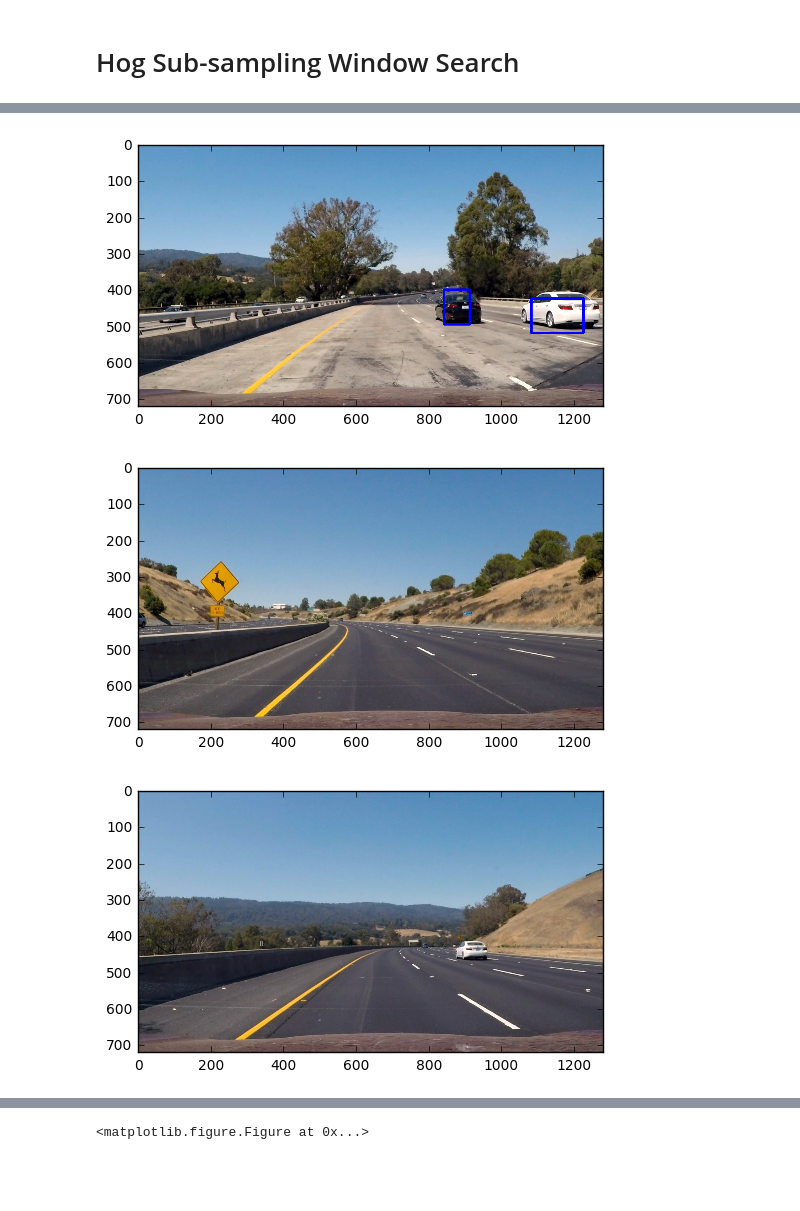
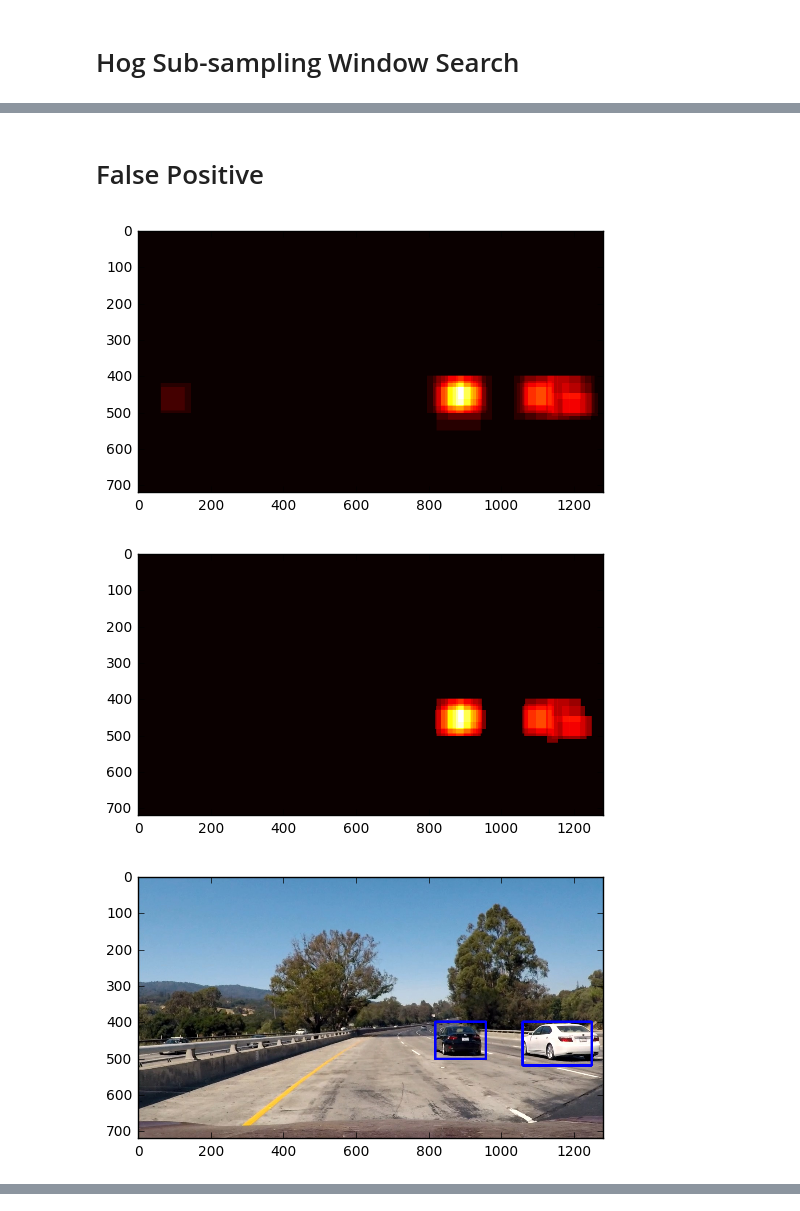
Before and after one commit to wolfapple/CarND-Vehicle-Detection, a Jupyter notebook: P5.ipynb, the cells around one changed output, grey strips where cells are left out. Saved outputs shown, nothing was run; the diff lists cells and outputs as text; code cells hidden in the pictures; blank space fills up the shorter version.

```diff
--- a/P5.ipynb
+++ b/P5.ipynb
@@ -434,0 +490,8 @@ for test_image in test_images:
+# %%
+scales = [1., 1.3, 1.6, 1.9]
+box_list = []
+for scale in scales:
+    box_list += find_cars(test_image, ystart, ystop, scale, svc, X_scaler, color_space, orient, pix_per_cell, cell_per_block, hog_channel, spatial_size, hist_bins, hist_range)
+multiscale_image = draw_boxes(test_image, box_list)
+plt.imshow(multiscale_image)
+mpimg.imsave('output_images/multiscale.png', multiscale_image)
@@ -435,53 +500,58 @@ for test_image in test_images:
+# %% [markdown]
+# False Positive
 # %%
 from scipy.ndimage.measurements import label
 
-def add_heat(heatmap, bbox_list):
+def get_heatmap(img, bbox_list):
+    heatmap = np.zeros_like(img[:,:,0]).astype(np.float)
     # Iterate through list of bboxes
     for box in bbox_list:
         # Add += 1 for all pixels inside each bbox
-        # Assuming each "box" takes the form ((x1, y1), (x2, y2))
         heatmap[box[0][1]:box[1][1], box[0][0]:box[1][0]] += 1
-
     # Return updated heatmap
-    return heatmap# Iterate through list of bboxes
+    return np.clip(heatmap, 0, 255)
 
 def apply_threshold(heatmap, threshold):
     # Zero out pixels below the threshold
     heatmap[heatmap <= threshold] = 0
     # Return thresholded map
     return heatmap
 
 def draw_labeled_bboxes(img, labels):
+    # Make a copy of the image
+    imcopy = np.copy(img)
     # Iterate through all detected cars
     for car_number in range(1, labels[1]+1):
         # Find pixels with each car_number label value
         nonzero = (labels[0] == car_number).nonzero()
         # Identify x and y values of those pixels
         nonzeroy = np.array(nonzero[0])
         nonzerox = np.array(nonzero[1])
         # Define a bounding box based on min/max x and y
         bbox = ((np.min(nonzerox), np.min(nonzeroy)), (np.max(nonzerox), np.max(nonzeroy)))
         # Draw the box on the image
-        cv2.rectangle(img, bbox[0], bbox[1], (0,0,255), 6)
+        cv2.rectangle(imcopy, bbox[0], bbox[1], (0,0,255), 6)
     # Return the image
-    return img
+    return imcopy
 
-for test_image in test_images:
-    img = mpimg.imread(test_image)
-    box_list = find_cars(img, ystart, ystop, scale, svc, X_scaler, orient, pix_per_cell, cell_per_block, (spatial, spatial), histbin)
-    heat = np.zeros_like(img[:,:,0]).astype(np.float)
-    # Add heat to each box in box list
-    heat = add_heat(heat,box_list)
-    # Apply threshold to help remove false positives
-    heat = apply_threshold(heat,2)
-    # Visualize the heatmap when displaying
-    heatmap = np.clip(heat, 0, 255)
-    # Find final boxes from heatmap using label function
-    labels = label(heatmap)
-    draw_img = draw_labeled_bboxes(np.copy(img), labels)
-    plt.imshow(draw_img)
-    plt.figure()
+# Add heat to each box in box list
+heatmap = get_heatmap(test_image, box_list)
+plt.imshow(heatmap, cmap='hot')
+mpimg.imsave('output_images/heatmap.png', heatmap)
+
+# Apply threshold to help remove false positives
+thresholded_heatmap = apply_threshold(heatmap, 3)
+plt.figure()
+plt.imshow(thresholded_heatmap, cmap='hot')
+mpimg.imsave('output_images/thresholded_heatmap.png', thresholded_heatmap)
+
+# Find final boxes from heatmap using label function
+labels = label(heatmap)
+final_box = draw_labeled_bboxes(test_image, labels)
+plt.figure()
+plt.imshow(final_box)
+mpimg.imsave('output_images/final_box.png', final_box)
 # %% [output]
-[figure, old version]
+[figure, new version]
-[figure, old version]
+[figure, new version]
-[figure, old version]
+[figure, new version]
@@ -491 +557,0 @@ for test_image in test_images:
-<matplotlib.figure.Figure at 0x...>
```
Also changed, not shown: parts of 19 cells of this notebook, 14 other files.
